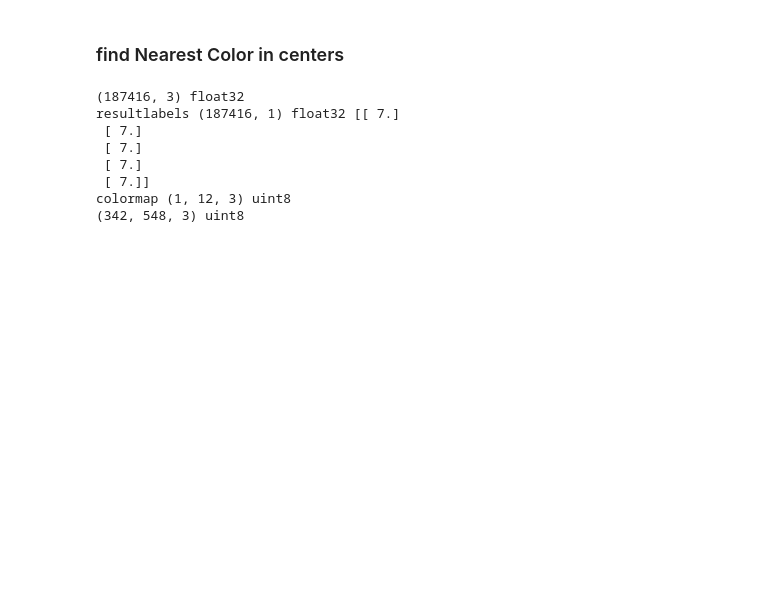
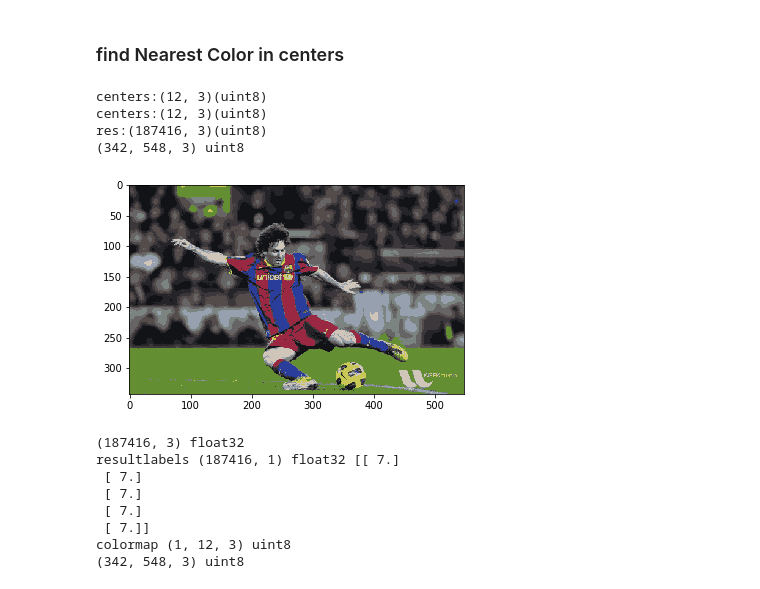
Before and after one commit to suzuki-tr/opencvtest, a Jupyter notebook: tutorial/clustering.ipynb, the cells around one changed output. Drawn from its saved outputs; the diff is of its cells as text; code cells hidden in the pictures; blank space fills up the shorter version.

```diff
--- a/tutorial/clustering.ipynb
+++ b/tutorial/clustering.ipynb
@@ -191,5 +191,22 @@ plt.show()
 # %% [markdown]
 ### find Nearest Color in centers
+# %%
+print('centers:{}({})'.format(centers.shape,centers.dtype))
+centers = np.uint8(centers)
+print('centers:{}({})'.format(centers.shape,centers.dtype))
+# 元画像の全画像のlabelに対してcenters(の色情報)を割り当てる。
+res = centers[labels.flatten()]
+print('res:{}({})'.format(res.shape,res.dtype))
+res2 = res.reshape((bgr.shape))
+print(res2.shape,res2.dtype)
+plt.imshow(res2)
+plt.show()
+# %% [output]
+centers:(12, 3)(uint8)
+centers:(12, 3)(uint8)
+res:(187416, 3)(uint8)
+(342, 548, 3) uint8
+[figure, added]
 # %%
 #centers をクラスラベルのリストに変換
 centerslabel=np.array([idx for idx,center in enumerate(centers)],dtype='float32')
```
Also changed, not shown: parts of 6 cells of this notebook.
